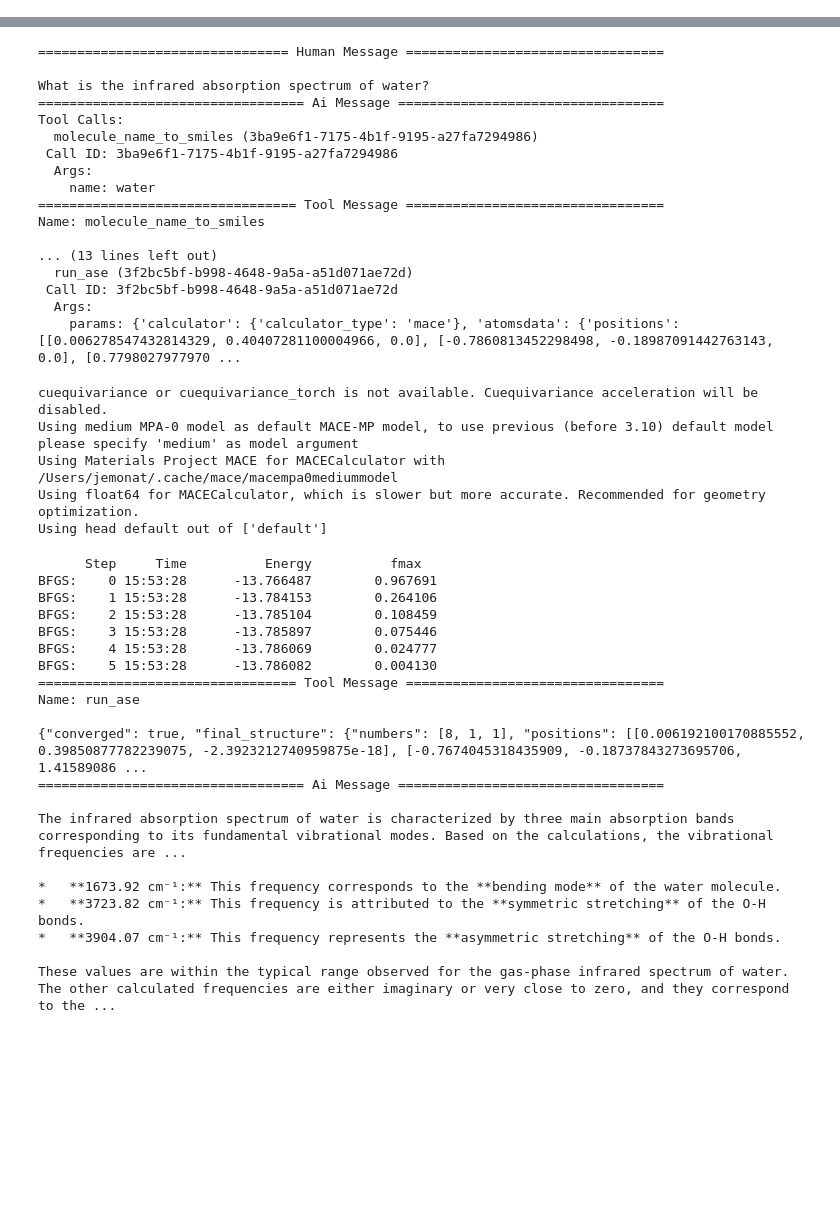
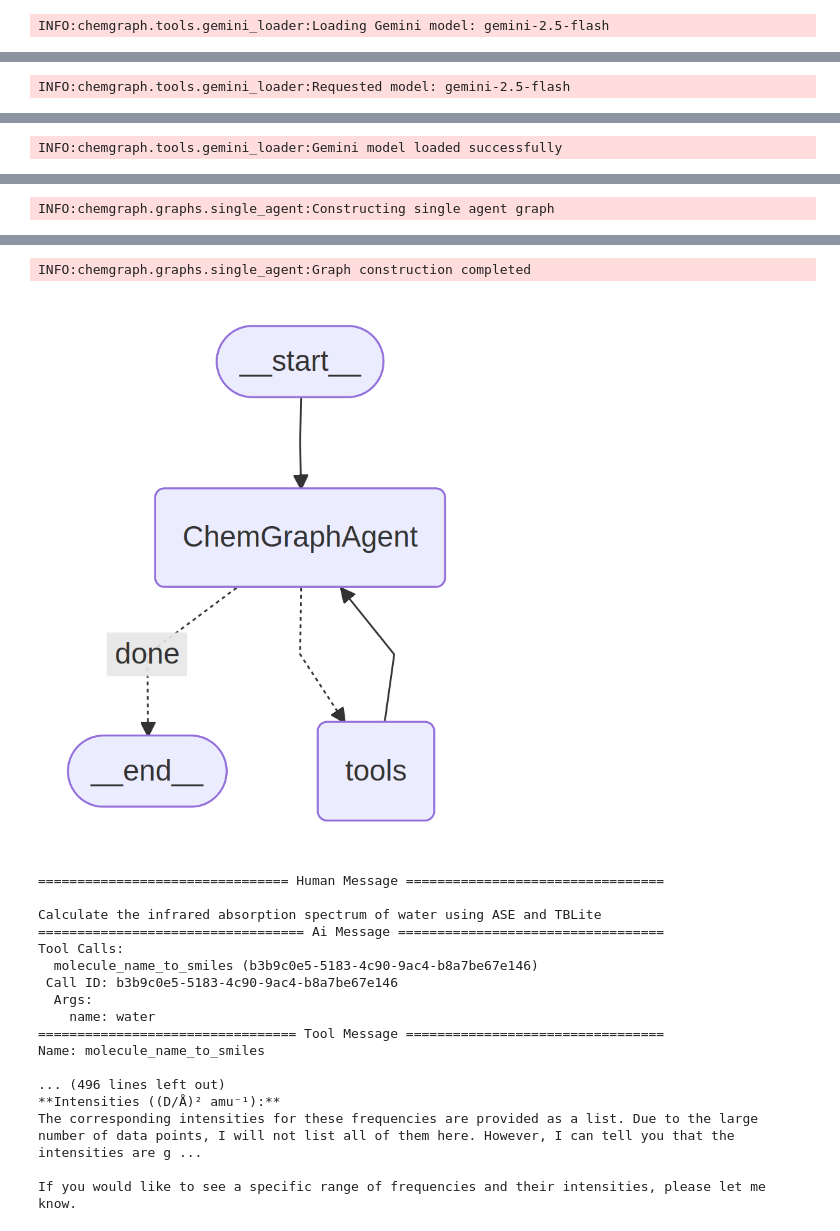
Before and after one commit to argonne-lcf/ChemGraph, a Jupyter notebook: notebooks/Demo_infrared_spectrum.ipynb, the cells around one changed output, grey strips where cells are left out. Cells and saved outputs as stored; diff of their text form; code cells hidden in the pictures; blank space fills up the shorter version.

Commit message:
edited demo notebook query for IR spectra calculation

```diff
--- a/notebooks/Demo_infrared_spectrum.ipynb
+++ b/notebooks/Demo_infrared_spectrum.ipynb
@@ -4,9 +4,10 @@ from chemgraph.agent.llm_agent import ChemGraph
 workflow_type = "single_agent"
 
 cg = ChemGraph(
-    model_name='gemini-2.5-pro',
+    model_name='gemini-2.5-flash',
     workflow_type = workflow_type,
     structured_output=False,
     return_option="state",
     )
 cg.visualize()
+# %% [output]
@@ -12,0 +16 @@ cg.visualize()
+INFO:chemgraph.tools.gemini_loader:Loading Gemini model: gemini-2.5-flash
@@ -12,0 +18 @@ cg.visualize()
+INFO:chemgraph.tools.gemini_loader:Requested model: gemini-2.5-flash
@@ -12,0 +20 @@ cg.visualize()
+INFO:chemgraph.tools.gemini_loader:Gemini model loaded successfully
@@ -12,0 +22 @@ cg.visualize()
+INFO:chemgraph.graphs.single_agent:Constructing single agent graph
@@ -13,47 +24,24 @@ cg.visualize()
+INFO:chemgraph.graphs.single_agent:Graph construction completed
+[figure, added]
 # %%
 # Calculate the infrared absorption spectrum of water
-query = "What is the infrared absorption spectrum of water?"
+query = "Calculate the infrared absorption spectrum of water using ASE and TBLite"
 result = cg.run(query, config={"configurable": {"thread_id": 1}})
 # %% [output]
 ================================ Human Message =================================
 
-What is the infrared absorption spectrum of water?
+Calculate the infrared absorption spectrum of water using ASE and TBLite
 ================================== Ai Message ==================================
 Tool Calls:
-  molecule_name_to_smiles (3ba9e6f1-7175-4b1f-9195-a27fa7294986)
- Call ID: 3ba9e6f1-7175-4b1f-9195-a27fa7294986
+  molecule_name_to_smiles (b3b9c0e5-5183-4c90-9ac4-b8a7be67e146)
+ Call ID: b3b9c0e5-5183-4c90-9ac4-b8a7be67e146
   Args:
     name: water
 ================================= Tool Message =================================
 Name: molecule_name_to_smiles
 
-... (13 lines left out)
-  run_ase (3f2bc5bf-b998-4648-9a5a-a51d071ae72d)
- Call ID: 3f2bc5bf-b998-4648-9a5a-a51d071ae72d
-  Args:
-    params: {'calculator': {'calculator_type': 'mace'}, 'atomsdata': {'positions': [[0.006278547432814329, 0.40407281100004966, 0.0], [-0.7860813452298498, -0.18987091442763143, 0.0], [0.7798027977970 ...
+... (496 lines left out)
+**Intensities ((D/Å)² amu⁻¹):**
+The corresponding intensities for these frequencies are provided as a list. Due to the large number of data points, I will not list all of them here. However, I can tell you that the intensities are g ...
+
+If you would like to see a specific range of frequencies and their intensities, please let me know.
-cuequivariance or cuequivariance_torch is not available. Cuequivariance acceleration will be disabled.
-Using medium MPA-0 model as default MACE-MP model, to use previous (before 3.10) default model please specify 'medium' as model argument
-Using Materials Project MACE for MACECalculator with /Users/jemonat/.cache/mace/macempa0mediummodel
-Using float64 for MACECalculator, which is slower but more accurate. Recommended for geometry optimization.
-Using head default out of ['default']
-      Step     Time          Energy          fmax
-BFGS:    0 15:53:28      -13.766487        0.967691
-BFGS:    1 15:53:28      -13.784153        0.264106
-BFGS:    2 15:53:28      -13.785104        0.108459
-BFGS:    3 15:53:28      -13.785897        0.075446
-BFGS:    4 15:53:28      -13.786069        0.024777
-BFGS:    5 15:53:28      -13.786082        0.004130
-================================= Tool Message =================================
-Name: run_ase
-
-{"converged": true, "final_structure": {"numbers": [8, 1, 1], "positions": [[0.006192100170885552, 0.39850877782239075, -2.3923212740959875e-18], [-0.7674045318435909, -0.18737843273695706, 1.41589086 ...
-================================== Ai Message ==================================
-
-The infrared absorption spectrum of water is characterized by three main absorption bands corresponding to its fundamental vibrational modes. Based on the calculations, the vibrational frequencies are ...
-
-*   **1673.92 cm⁻¹:** This frequency corresponds to the **bending mode** of the water molecule.
-*   **3723.82 cm⁻¹:** This frequency is attributed to the **symmetric stretching** of the O-H bonds.
-*   **3904.07 cm⁻¹:** This frequency represents the **asymmetric stretching** of the O-H bonds.
-
-These values are within the typical range observed for the gas-phase infrared spectrum of water. The other calculated frequencies are either imaginary or very close to zero, and they correspond to the ...
```
Also changed, not shown: parts of 1 cell of this notebook, 1 other file.
